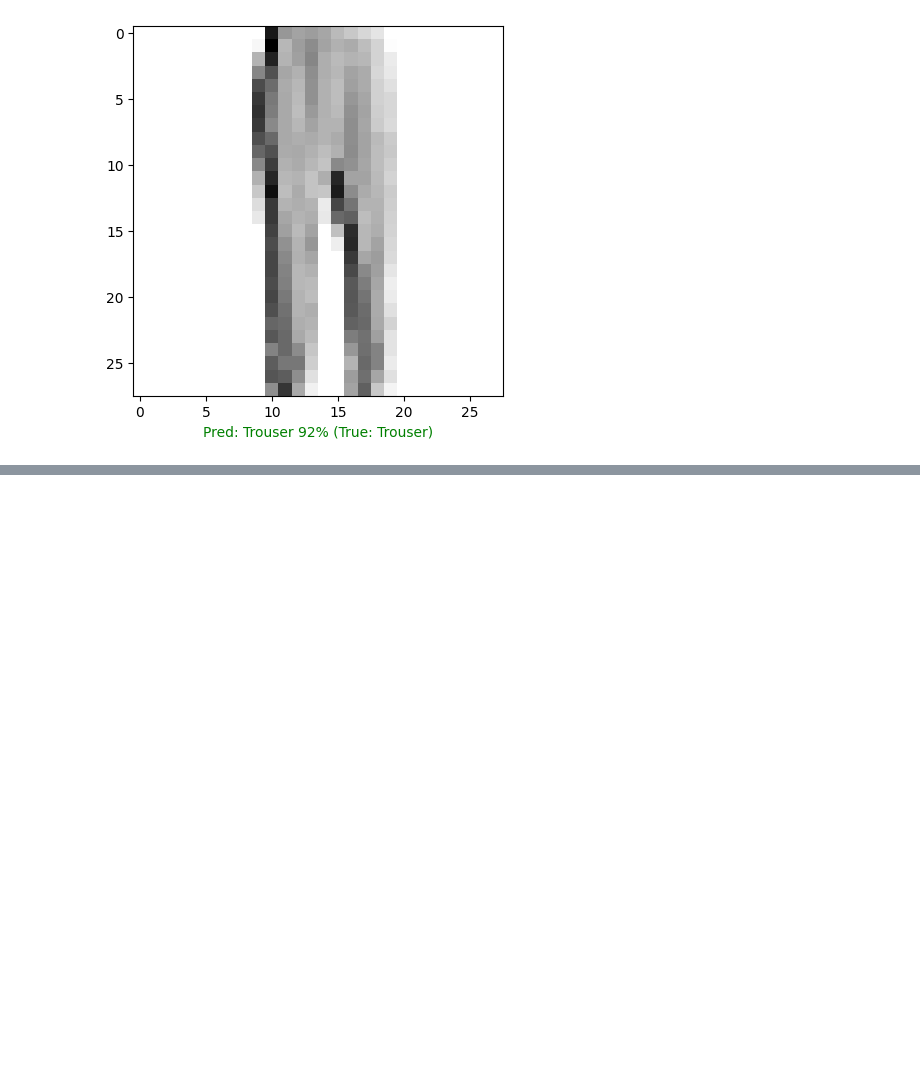
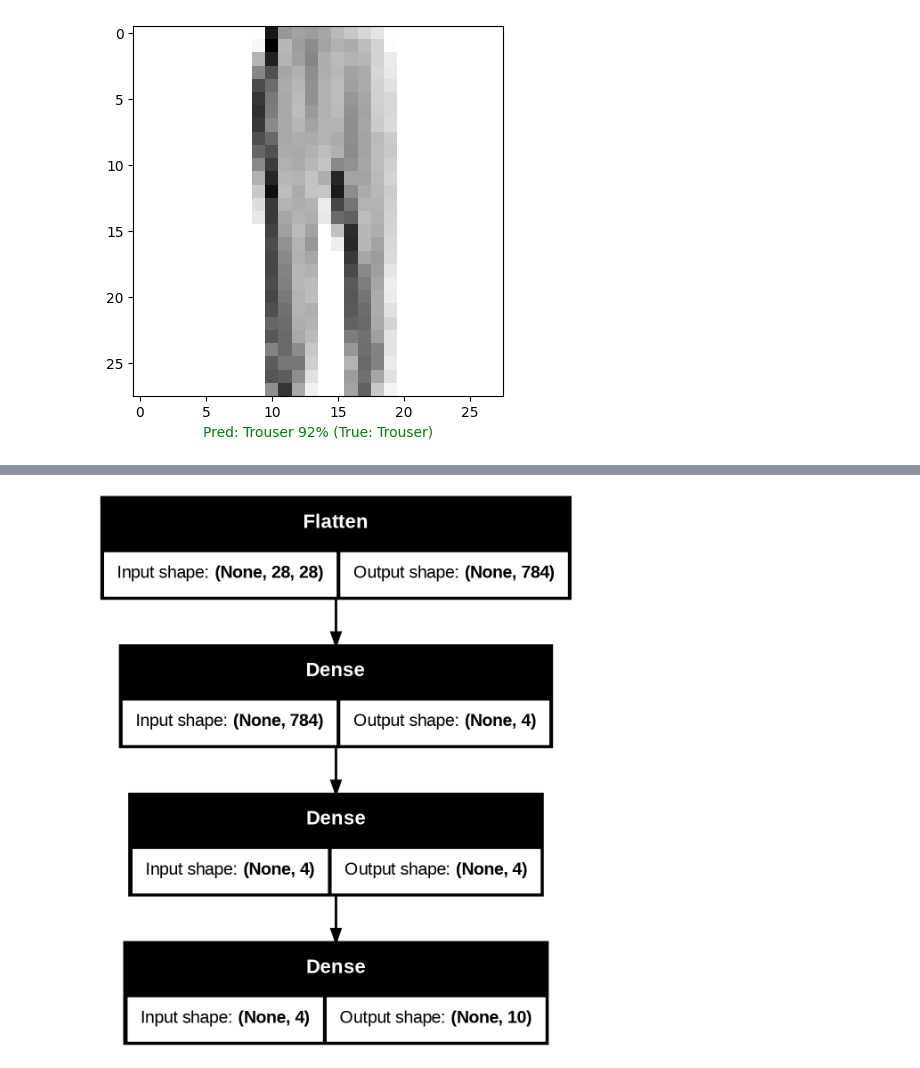
Before and after one commit to murali-marimekala/tensorflow_deeplearning_bootcamp, a Jupyter notebook: 4_Neural_Network_Classification_with_Tensorflow/2_Multiclass_Classification.ipynb, the cells around one changed output, grey strips where cells are left out. Cells and saved outputs as stored; diff of their text form; code cells hidden in the pictures; blank space fills up the shorter version.

Commit message:
Created using Colab :Cracking open neural network classification models layer by layer.

```diff
--- a/4_Neural_Network_Classification_with_Tensorflow/2_Multiclass_Classification.ipynb
+++ b/4_Neural_Network_Classification_with_Tensorflow/2_Multiclass_Classification.ipynb
@@ -624,0 +710,6 @@ plot_random_image(model=model_14, image_data=test_data_norm, true_labels=test_la
+# %%
+# Let's checkout another way of viewing our deep learning models
+from tensorflow.keras.utils import plot_model
+plot_model(model=model_14, show_shapes=True)
+# %% [output]
+[figure, added]
```
Also changed, not shown: parts of 9 cells of this notebook.
